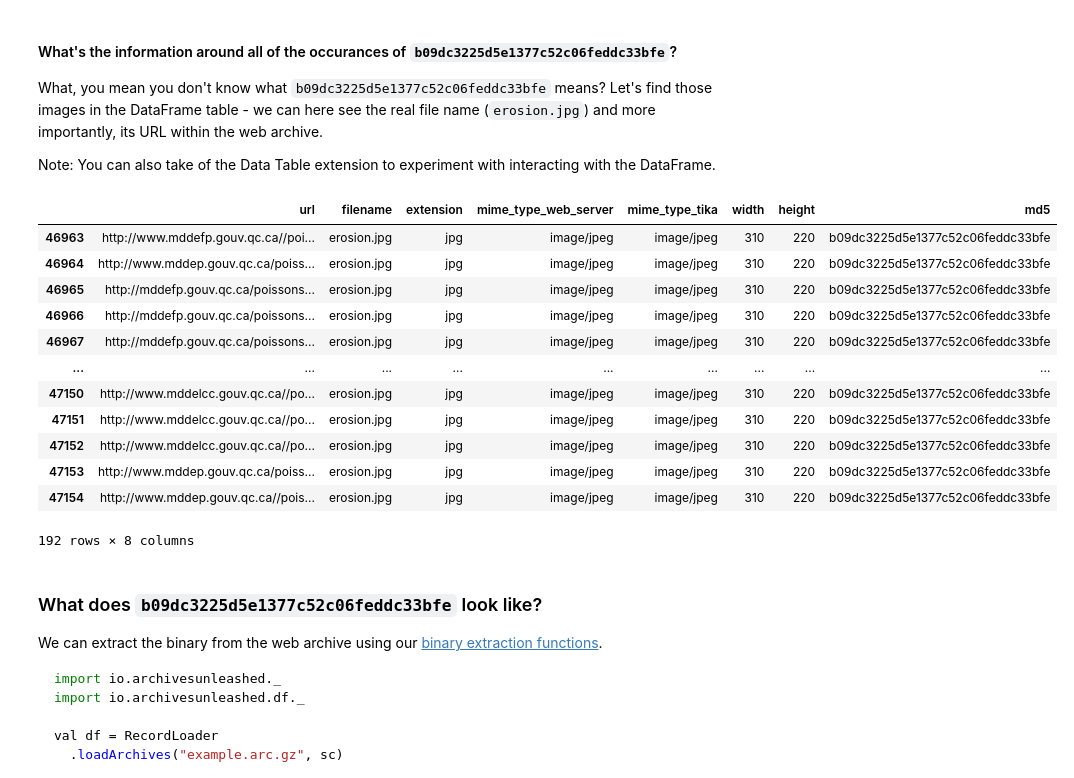
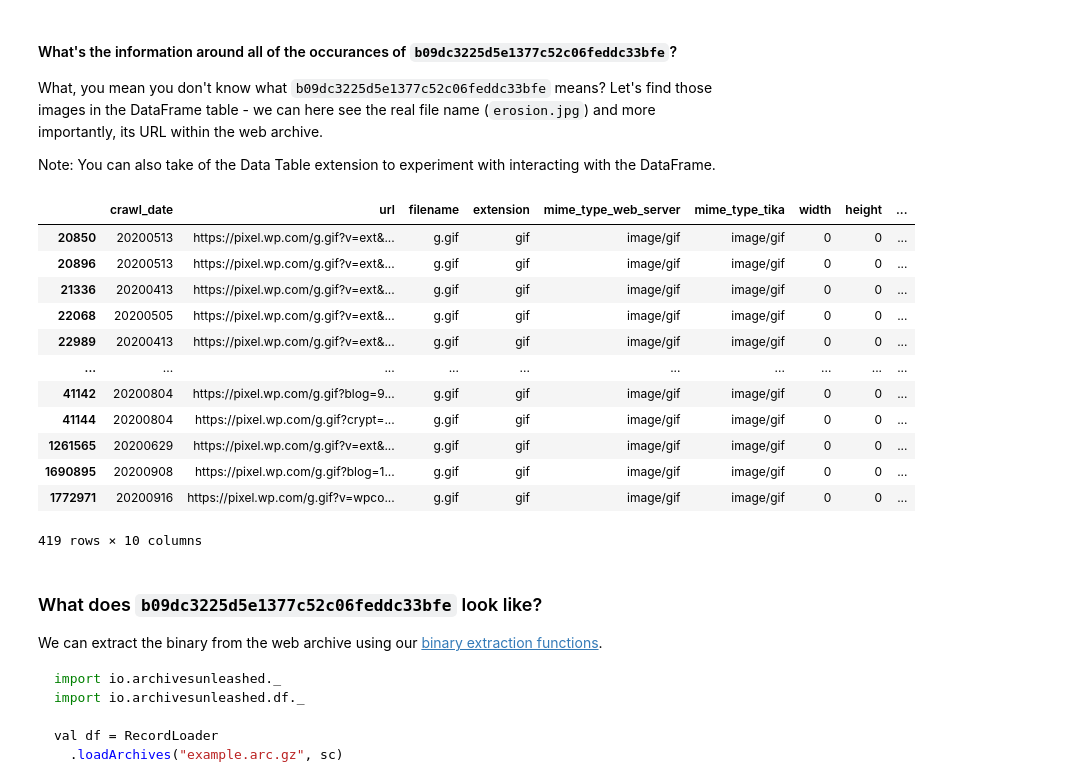
Before and after one commit to archivesunleashed/notebooks, a Jupyter notebook: arch/arch_example.ipynb, the cells around one changed output. Drawn from its saved outputs; the diff is of its cells as text; code cells hidden in the pictures.

```diff
--- a/arch/arch_example.ipynb
+++ b/arch/arch_example.ipynb
@@ -157,21 +160,21 @@ What, you mean you don't know what `b09dc3225d5e1377c52c06feddc33bfe` means? Let
 
 Note: You can also take of the Data Table extension to experiment with interacting with the DataFrame.
 # %%
-images.loc[images['md5'] == 'b09dc3225d5e1377c52c06feddc33bfe']
+images.loc[images['md5'] == 'e4d673a55c5656f19ef81563fb10884c']
 # %% [output]
-|  | url | filename | extension | mime_type_web_server | mime_type_tika | width | height | md5 |
-| 46963 | http://www.mddefp.gouv.qc.ca//poi... | erosion.jpg | jpg | image/jpeg | image/jpeg | 310 | 220 | b09dc3225d5e1377c52c06feddc33bfe |
-| 46964 | http://www.mddep.gouv.qc.ca/poiss... | erosion.jpg | jpg | image/jpeg | image/jpeg | 310 | 220 | b09dc3225d5e1377c52c06feddc33bfe |
-| 46965 | http://mddefp.gouv.qc.ca/poissons... | erosion.jpg | jpg | image/jpeg | image/jpeg | 310 | 220 | b09dc3225d5e1377c52c06feddc33bfe |
-| 46966 | http://mddefp.gouv.qc.ca/poissons... | erosion.jpg | jpg | image/jpeg | image/jpeg | 310 | 220 | b09dc3225d5e1377c52c06feddc33bfe |
-| 46967 | http://mddefp.gouv.qc.ca/poissons... | erosion.jpg | jpg | image/jpeg | image/jpeg | 310 | 220 | b09dc3225d5e1377c52c06feddc33bfe |
-| ... | ... | ... | ... | ... | ... | ... | ... | ... |
-| 47150 | http://www.mddelcc.gouv.qc.ca//po... | erosion.jpg | jpg | image/jpeg | image/jpeg | 310 | 220 | b09dc3225d5e1377c52c06feddc33bfe |
-| 47151 | http://www.mddelcc.gouv.qc.ca//po... | erosion.jpg | jpg | image/jpeg | image/jpeg | 310 | 220 | b09dc3225d5e1377c52c06feddc33bfe |
-| 47152 | http://www.mddelcc.gouv.qc.ca//po... | erosion.jpg | jpg | image/jpeg | image/jpeg | 310 | 220 | b09dc3225d5e1377c52c06feddc33bfe |
-| 47153 | http://www.mddep.gouv.qc.ca/poiss... | erosion.jpg | jpg | image/jpeg | image/jpeg | 310 | 220 | b09dc3225d5e1377c52c06feddc33bfe |
-| 47154 | http://www.mddep.gouv.qc.ca//pois... | erosion.jpg | jpg | image/jpeg | image/jpeg | 310 | 220 | b09dc3225d5e1377c52c06feddc33bfe |
+|  | crawl_date | url | filename | extension | mime_type_web_server | mime_type_tika | width | height | ... |
+| 20850 | 20200513 | https://pixel.wp.com/g.gif?v=ext&... | g.gif | gif | image/gif | image/gif | 0 | 0 | ... |
+| 20896 | 20200513 | https://pixel.wp.com/g.gif?v=ext&... | g.gif | gif | image/gif | image/gif | 0 | 0 | ... |
+| 21336 | 20200413 | https://pixel.wp.com/g.gif?v=ext&... | g.gif | gif | image/gif | image/gif | 0 | 0 | ... |
+| 22068 | 20200505 | https://pixel.wp.com/g.gif?v=ext&... | g.gif | gif | image/gif | image/gif | 0 | 0 | ... |
+| 22989 | 20200413 | https://pixel.wp.com/g.gif?v=ext&... | g.gif | gif | image/gif | image/gif | 0 | 0 | ... |
+| ... | ... | ... | ... | ... | ... | ... | ... | ... | ... |
+| 41142 | 20200804 | https://pixel.wp.com/g.gif?blog=9... | g.gif | gif | image/gif | image/gif | 0 | 0 | ... |
+| 41144 | 20200804 | https://pixel.wp.com/g.gif?crypt=... | g.gif | gif | image/gif | image/gif | 0 | 0 | ... |
+| 1261565 | 20200629 | https://pixel.wp.com/g.gif?v=ext&... | g.gif | gif | image/gif | image/gif | 0 | 0 | ... |
+| 1690895 | 20200908 | https://pixel.wp.com/g.gif?blog=1... | g.gif | gif | image/gif | image/gif | 0 | 0 | ... |
+| 1772971 | 20200916 | https://pixel.wp.com/g.gif?v=wpco... | g.gif | gif | image/gif | image/gif | 0 | 0 | ... |
-192 rows × 8 columns
+419 rows × 10 columns
 # %% [markdown]
 ### What does `b09dc3225d5e1377c52c06feddc33bfe` look like?
 
```
Also changed, not shown: parts of 7 cells of this notebook.
